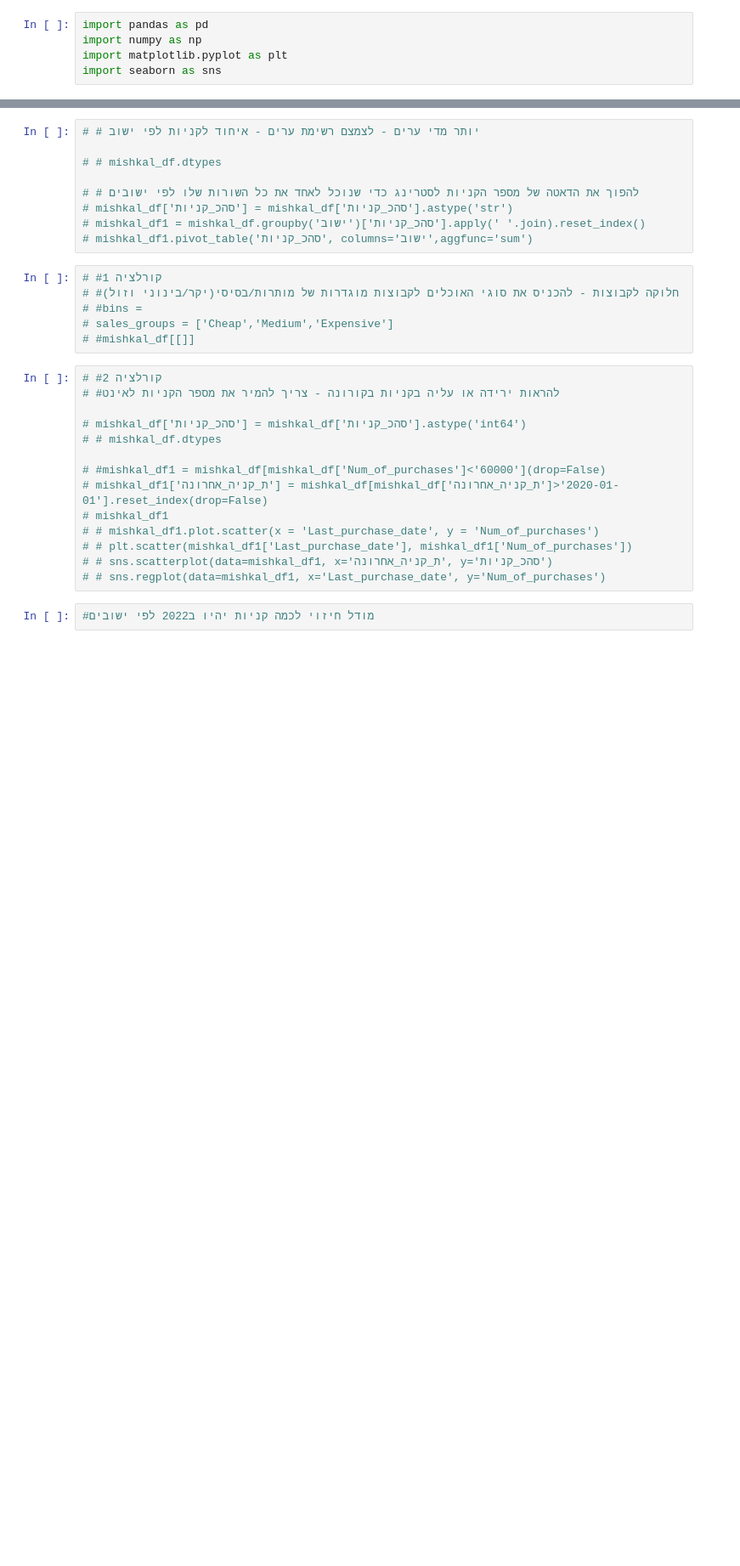
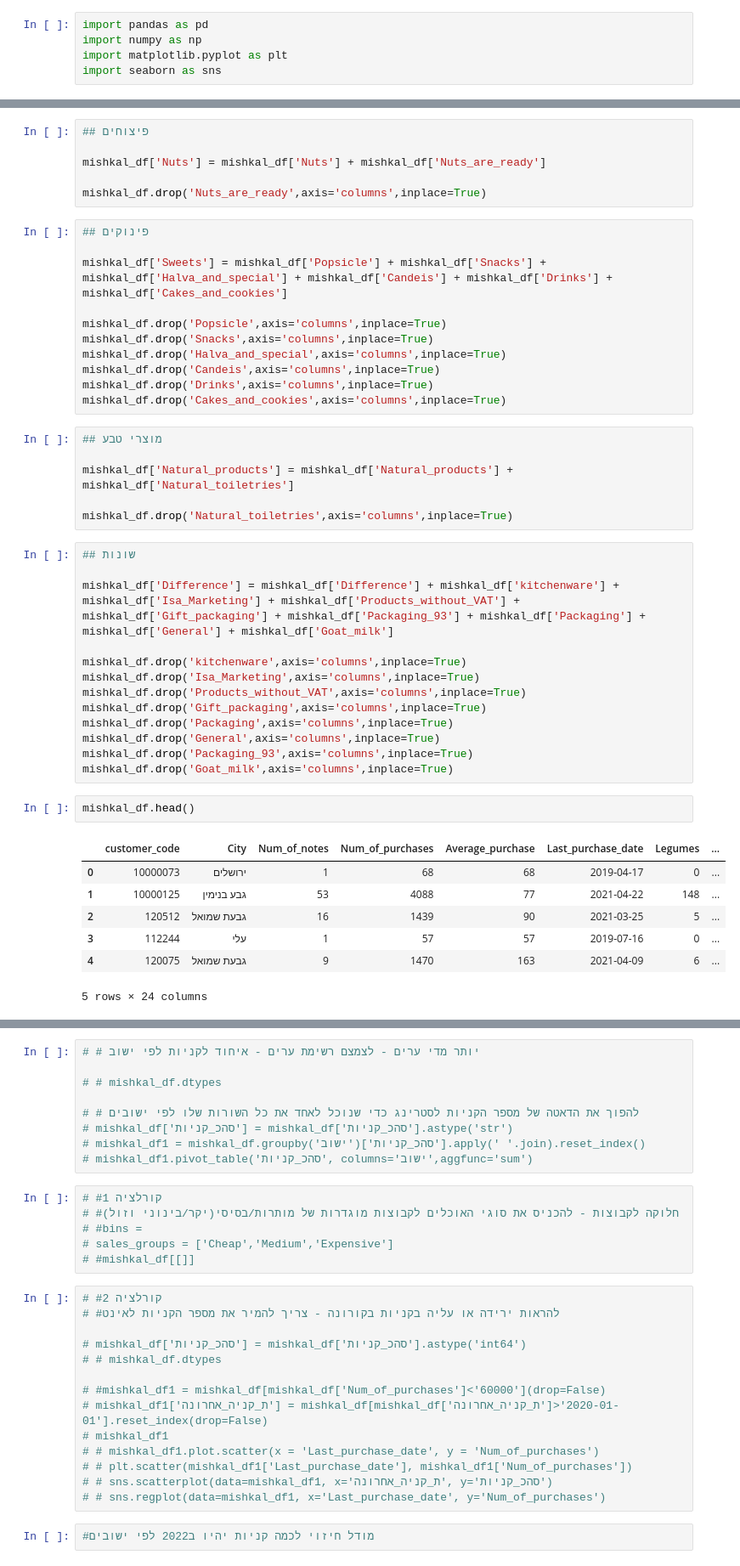
Before and after one commit to tamarsheinbach/AL_hamishkal, a Jupyter notebook: al_hamishkal.ipynb, the cells around one changed output, grey strips where cells are left out. Shown: that part at 85% size. Saved outputs shown, nothing was run; the diff lists cells and outputs as text; blank space fills up the shorter version.

```diff
--- a/al_hamishkal.ipynb
+++ b/al_hamishkal.ipynb
@@ -148,3 +127,49 @@ mishkal_df
+# %%
+## פיצוחים
+
+mishkal_df['Nuts'] = mishkal_df['Nuts'] + mishkal_df['Nuts_are_ready']
+
+mishkal_df.drop('Nuts_are_ready',axis='columns',inplace=True)
+# %%
+## פינוקים
+
+mishkal_df['Sweets'] = mishkal_df['Popsicle'] + mishkal_df['Snacks'] + mishkal_df['Halva_and_special'] + mishkal_df['Candeis'] + mishkal_df['Drinks'] + mishkal_df['Cakes_and_cookies']
+
+mishkal_df.drop('Popsicle',axis='columns',inplace=True)
+mishkal_df.drop('Snacks',axis='columns',inplace=True)
+mishkal_df.drop('Halva_and_special',axis='columns',inplace=True)
+mishkal_df.drop('Candeis',axis='columns',inplace=True)
+mishkal_df.drop('Drinks',axis='columns',inplace=True)
+mishkal_df.drop('Cakes_and_cookies',axis='columns',inplace=True)
+# %%
+## מוצרי טבע
+
+mishkal_df['Natural_products'] = mishkal_df['Natural_products'] + mishkal_df['Natural_toiletries']
+
+mishkal_df.drop('Natural_toiletries',axis='columns',inplace=True)
+# %%
+## שונות
+
+mishkal_df['Difference'] = mishkal_df['Difference'] + mishkal_df['kitchenware'] + mishkal_df['Isa_Marketing'] + mishkal_df['Products_without_VAT'] + mishkal_df['Gift_packaging'] + mishkal_df['Packaging_93'] + mishkal_df['Packaging'] + mishkal_df['General'] + mishkal_df['Goat_milk']
+
+mishkal_df.drop('kitchenware',axis='columns',inplace=True)
+mishkal_df.drop('Isa_Marketing',axis='columns',inplace=True)
+mishkal_df.drop('Products_without_VAT',axis='columns',inplace=True)
+mishkal_df.drop('Gift_packaging',axis='columns',inplace=True)
+mishkal_df.drop('Packaging',axis='columns',inplace=True)
+mishkal_df.drop('General',axis='columns',inplace=True)
+mishkal_df.drop('Packaging_93',axis='columns',inplace=True)
+mishkal_df.drop('Goat_milk',axis='columns',inplace=True)
+# %%
+mishkal_df.head()
+# %% [output]
+|  | customer_code | City | Num_of_notes | Num_of_purchases | Average_purchase | Last_purchase_date | Legumes | ... |
+| 0 | 10000073 | ירושלים | 1 | 68 | 68 | 2019-04-17 | 0 | ... |
+| 1 | 10000125 | גבע בנימין | 53 | 4088 | 77 | 2021-04-22 | 148 | ... |
+| 2 | 120512 | גבעת שמואל | 16 | 1439 | 90 | 2021-03-25 | 5 | ... |
+| 3 | 112244 | עלי | 1 | 57 | 57 | 2019-07-16 | 0 | ... |
+| 4 | 120075 | גבעת שמואל | 9 | 1470 | 163 | 2021-04-09 | 6 | ... |
+5 rows × 24 columns
 # %%
 mishkal_df.columns
 # %% [output]
```
Also changed, not shown: parts of 17 cells of this notebook.
